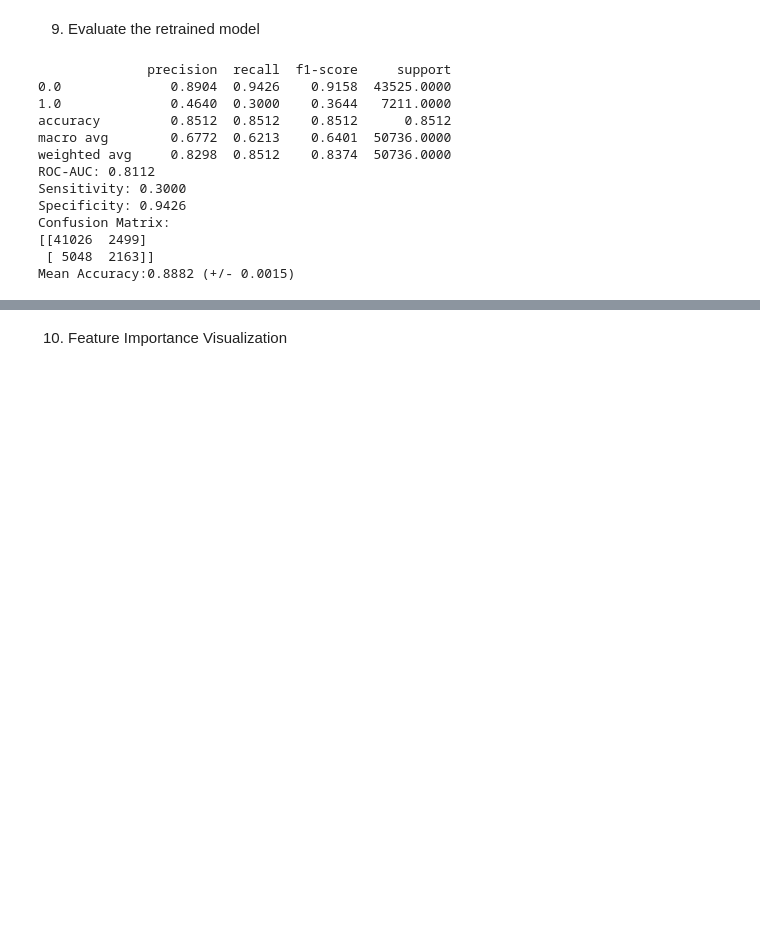
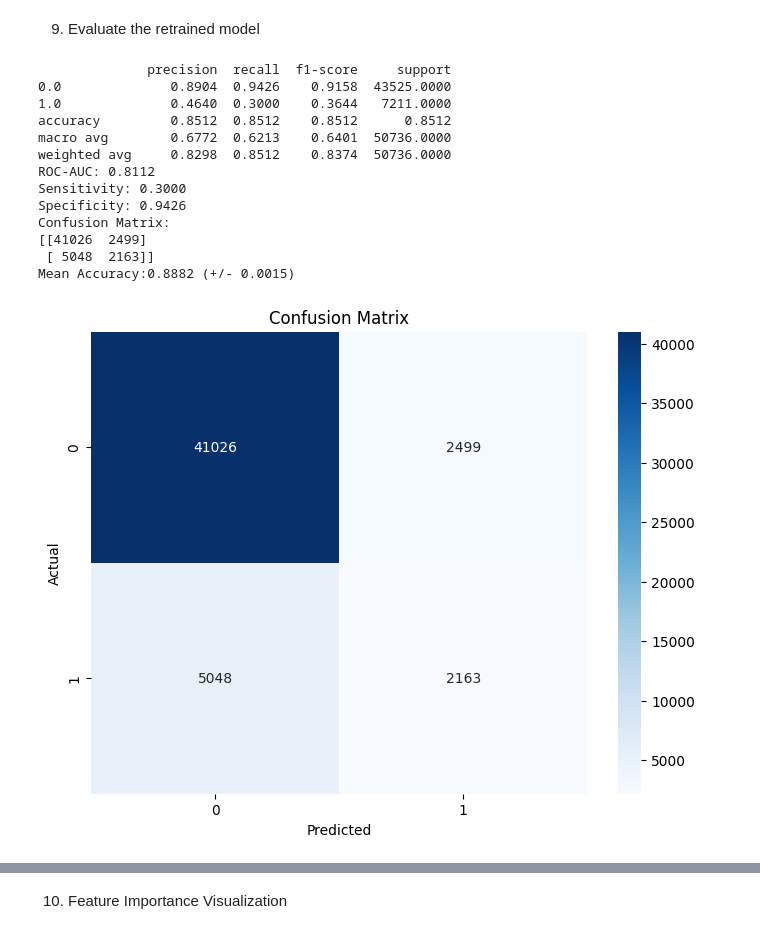
Before and after one commit to WandilePhinzi/explainable-diabetes-prediction, a Jupyter notebook: Jupyter Notebooks/Diabetes_prediction_Dataset_BFRSS_training/Diabetes_Prediction_Dataset_BFRSS_Using_ExtremeGradientBoost.ipynb, the cells around one changed output, grey strips where cells are left out. Saved outputs shown, nothing was run; the diff lists cells and outputs as text; code cells hidden in the pictures; blank space fills up the shorter version.

```diff
--- a/Jupyter Notebooks/Diabetes_prediction_Dataset_BFRSS_training/Diabetes_Prediction_Dataset_BFRSS_Using_ExtremeGradientBoost.ipynb
+++ b/Jupyter Notebooks/Diabetes_prediction_Dataset_BFRSS_training/Diabetes_Prediction_Dataset_BFRSS_Using_ExtremeGradientBoost.ipynb
@@ -106,9 +111,9 @@ plt.show()
 # %% [markdown]
 5. Split the attribites into dependent and independent attributes
 # %%
-X = df.iloc[:, 1:]
-Y = df.iloc[:, -1]
-dtale.show(X, ignore_duplicate=True)
+Y = df.iloc[:, 0]  # First column as target
+X = df.iloc[:, 1:]  # All other columns as features
+dtale.show(Y, ignore_duplicate=True)
 # %% [output]
 [interactive output not drawn]
 # %% [markdown]
@@ -173,8 +206,8 @@ plt.show()
 # %% [markdown]
 9. Evaluate the retrained model
 # %%
-y_pred = model2.predict(X_test)
-y_proba = model2.predict_proba(X_test)[:, 1]
+y_pred = model.predict(X_test)
+y_proba = model.predict_proba(X_test)[:, 1]
 sensitivity = recall_score(Y_test, y_pred, pos_label=1)
 roc_auc = roc_auc_score(Y_test, y_proba)
 cm = confusion_matrix(Y_test, y_pred)
@@ -191,30 +224,31 @@ print(f"ROC-AUC: {roc_auc:.4f}")
 print(f"Sensitivity: {sensitivity:.4f}")
 print(f"Specificity: {specificity:.4f}")
 print(f"Confusion Matrix:\n{confusion_matrix(Y_test, y_pred)}")
 print(f"Mean Accuracy:{scores.mean():.4f} (+/- {scores.std():.4f})")# Plot confusion matrix
 plt.figure(figsize=(8,6))
 sns.heatmap(cm, annot=True, fmt='d', cmap='Blues')
 plt.xlabel('Predicted')
 plt.ylabel('Actual')
 plt.title('Confusion Matrix')
 plt.show()
 
     # Plot ROC curve
 from sklearn.metrics import RocCurveDisplay
 RocCurveDisplay.from_estimator(model, X_test, Y_test)
 plt.title('ROC Curve')
 plt.show()
 # %% [output]
               precision  recall  f1-score     support
 0.0              0.8904  0.9426    0.9158  43525.0000
 1.0              0.4640  0.3000    0.3644   7211.0000
 accuracy         0.8512  0.8512    0.8512      0.8512
 macro avg        0.6772  0.6213    0.6401  50736.0000
 weighted avg     0.8298  0.8512    0.8374  50736.0000
 ROC-AUC: 0.8112
 Sensitivity: 0.3000
 Specificity: 0.9426
 Confusion Matrix:
 [[41026  2499]
  [ 5048  2163]]
 Mean Accuracy:0.8882 (+/- 0.0015)
+[figure, added]
```
Also changed, not shown: parts of 9 cells of this notebook, 6 other files.
